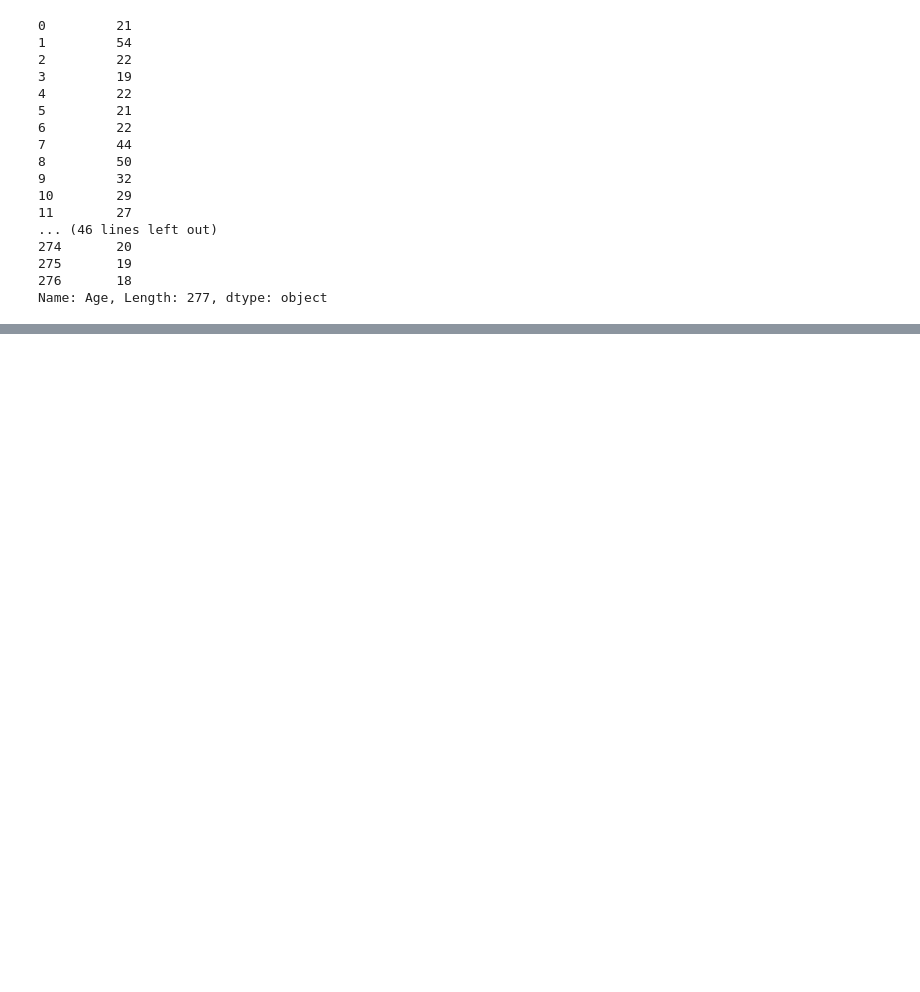
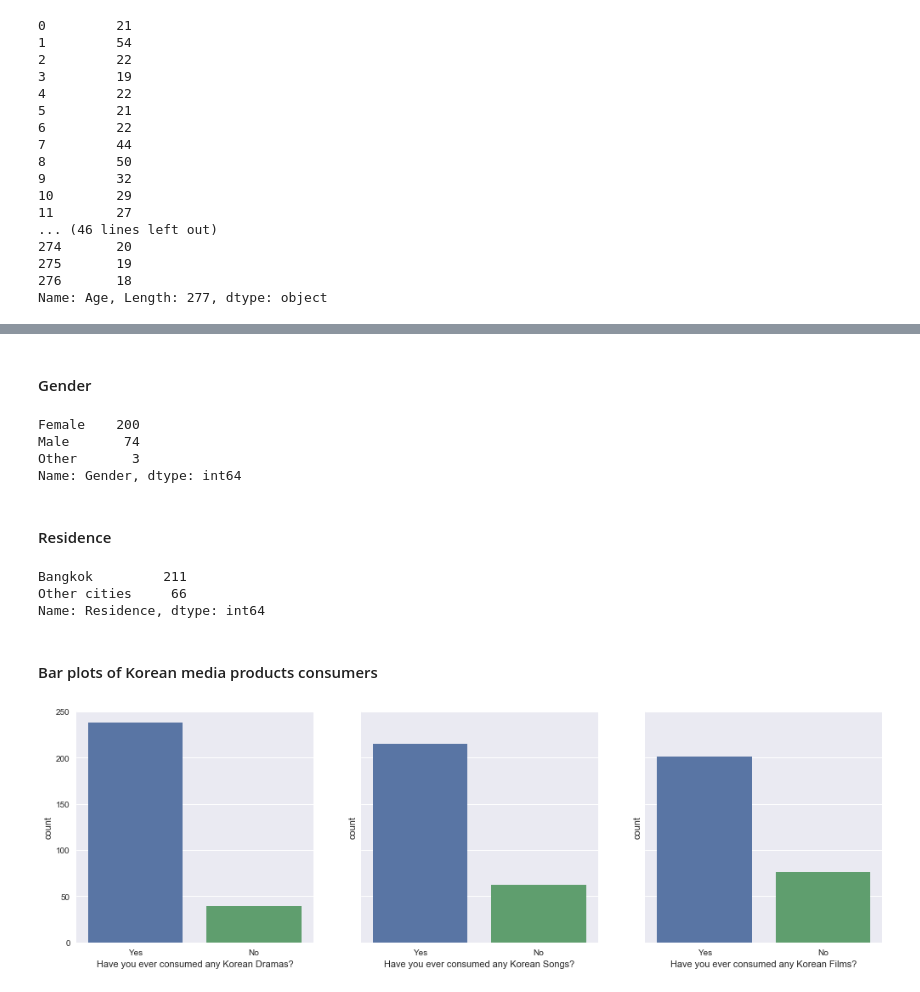
Before and after one commit to deartanapol10/Madmee-Final-Project, a Jupyter notebook: The Relation Between The Rise of Korean Wave (Hallyu) in Thailand and Thai People’s Attitude and Tendency in Visiting South Korea.ipynb, the cells around one changed output, grey strips where cells are left out. Saved outputs shown, nothing was run; the diff lists cells and outputs as text; code cells hidden in the pictures; blank space fills up the shorter version.

```diff
--- a/The Relation Between The Rise of Korean Wave (Hallyu) in Thailand and Thai People’s Attitude and Tendency in Visiting South Korea.ipynb
+++ b/The Relation Between The Rise of Korean Wave (Hallyu) in Thailand and Thai People’s Attitude and Tendency in Visiting South Korea.ipynb
@@ -107,4 +129,5 @@ data['Age']
 Name: Age, Length: 277, dtype: object
 # %%
 data.iloc[26, 0] = '47'
+data.iloc[214, 0] = '57'
 data.iloc[250, 0] = '54'
@@ -110,0 +179,27 @@ data.iloc[250, 0] = '54'
+# %% [markdown]
+#### Gender
+# %%
+pd.value_counts(data.iloc[:, 1])
+# %% [output]
+Female    200
+Male       74
+Other       3
+Name: Gender, dtype: int64
+# %% [markdown]
+#### Residence
+# %%
+pd.value_counts(data.iloc[:, 2])
+# %% [output]
+Bangkok         211
+Other cities     66
+Name: Residence, dtype: int64
+# %% [markdown]
+#### Bar plots of Korean media products consumers
+# %%
+sns.set(style="darkgrid");
+f, (ax1, ax2, ax3) = plt.subplots(1, 3, figsize=(17, 5), sharey = True);
+sns.countplot(x=data.iloc[:, 3], data=data, ax=ax1);
+sns.countplot(x=data.iloc[:, 4], data=data, ax=ax2);
+sns.countplot(x=data.iloc[:, 5], data=data, ax=ax3);
+# %% [output]
+[figure, added]
```
Also changed, not shown: parts of 17 cells of this notebook.
